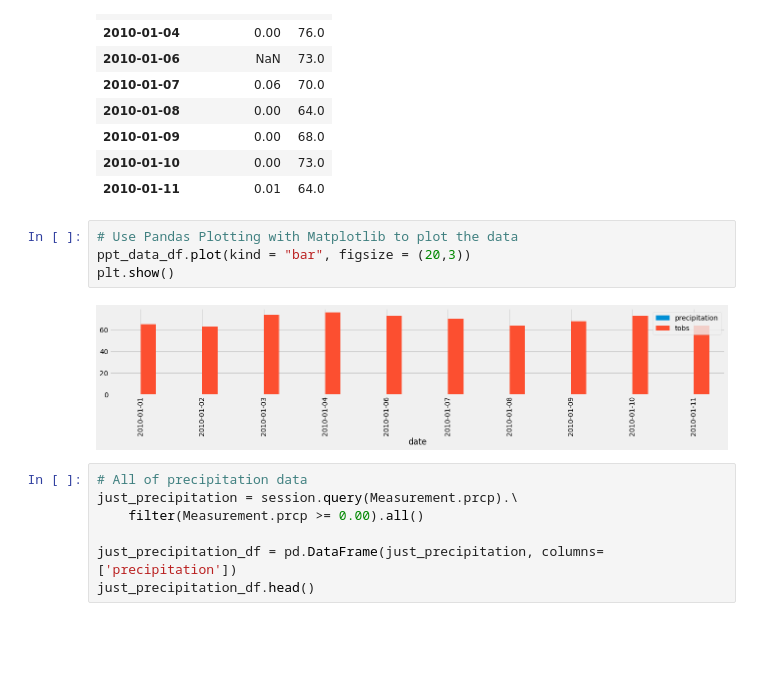
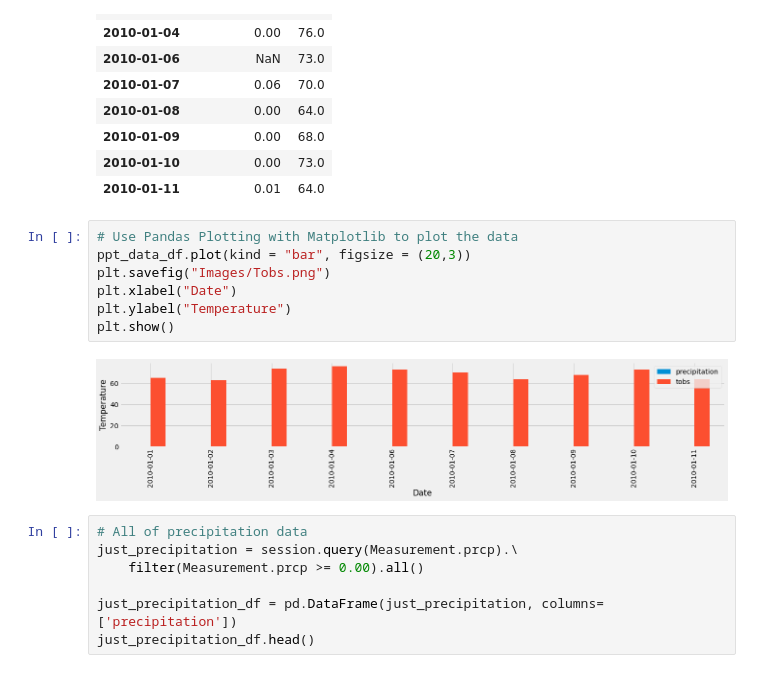
Before and after one commit to aidixon/sqlalchemy-challenge, a Jupyter notebook: app.py.ipynb, the cells around one changed output. Saved outputs shown, nothing was run; the diff lists cells and outputs as text; blank space fills up the shorter version.

```diff
--- a/app.py.ipynb
+++ b/app.py.ipynb
@@ -194,9 +194,12 @@ ppt_data_df
 # %%
 # Use Pandas Plotting with Matplotlib to plot the data
 ppt_data_df.plot(kind = "bar", figsize = (20,3))
+plt.savefig("Images/Tobs.png")
+plt.xlabel("Date")
+plt.ylabel("Temperature")
 plt.show()
 # %% [output]
-[figure, old version]
+[figure, new version]
 # %%
 # All of precipitation data
 just_precipitation = session.query(Measurement.prcp).\
```
Also changed, not shown: parts of 2 cells of this notebook, 1 other file.
